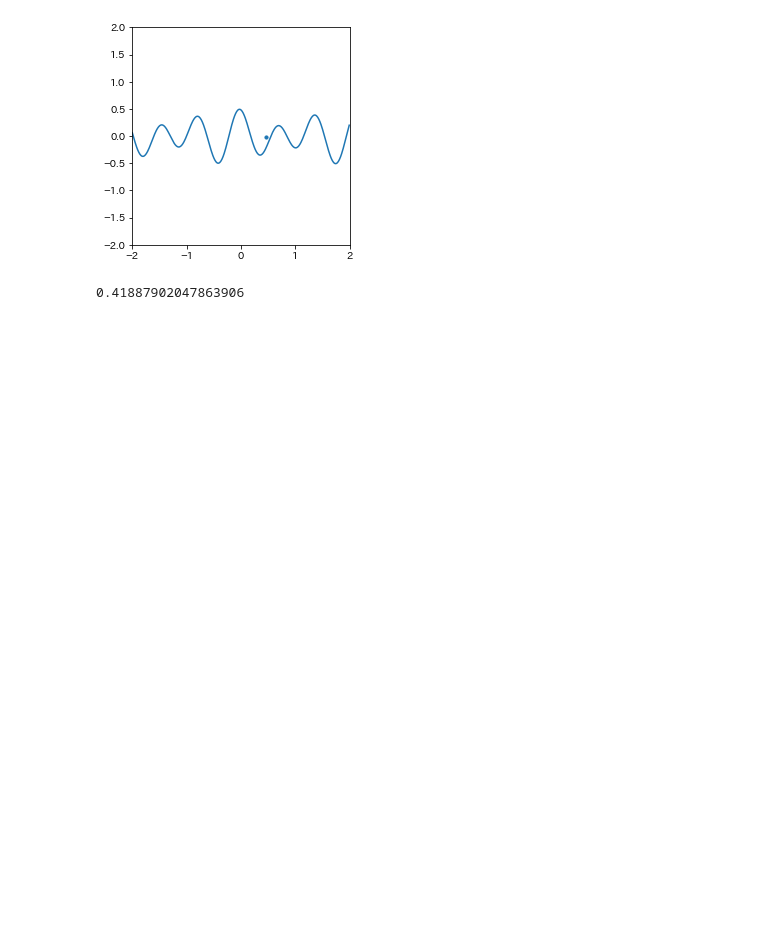
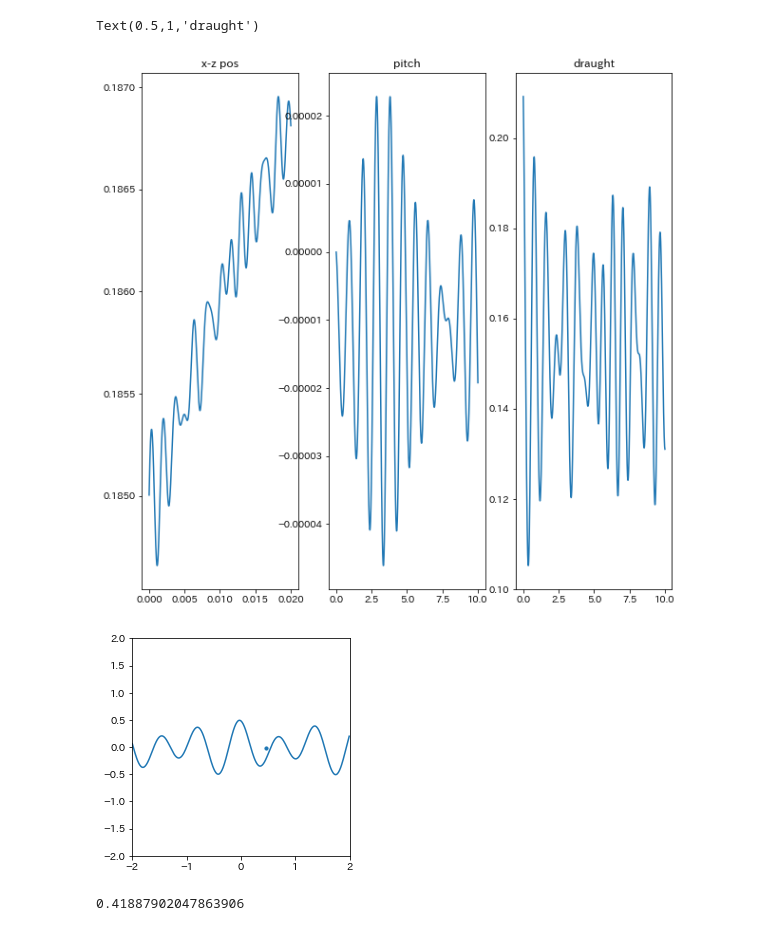
Before and after one commit to shiokoala/soturon, a Jupyter notebook: ship_rao.ipynb, the cells around one changed output. Drawn from its saved outputs; the diff is of its cells as text; code cells hidden in the pictures; blank space fills up the shorter version.

```diff
--- a/ship_rao.ipynb
+++ b/ship_rao.ipynb
@@ -185,3 +205,17 @@ sum(zvl)/len(zvl)
+# %%
+fig, (ax1, ax2, ax3) = plt.subplots(ncols=3,figsize=(10,10))
+
+ax1.plot(xl,zl)
+ax1.set_title('x-z pos')
+
+ax2.plot(tdata,pl)
+ax2.set_title('pitch')
+
+ax3.plot(tdata,dl)
+ax3.set_title('draught')
+# %% [output]
+Text(0.5,1,'draught')
+[figure, added]
 # %%
 
 
```
Also changed, not shown: parts of 5 cells of this notebook, 3 other files.
